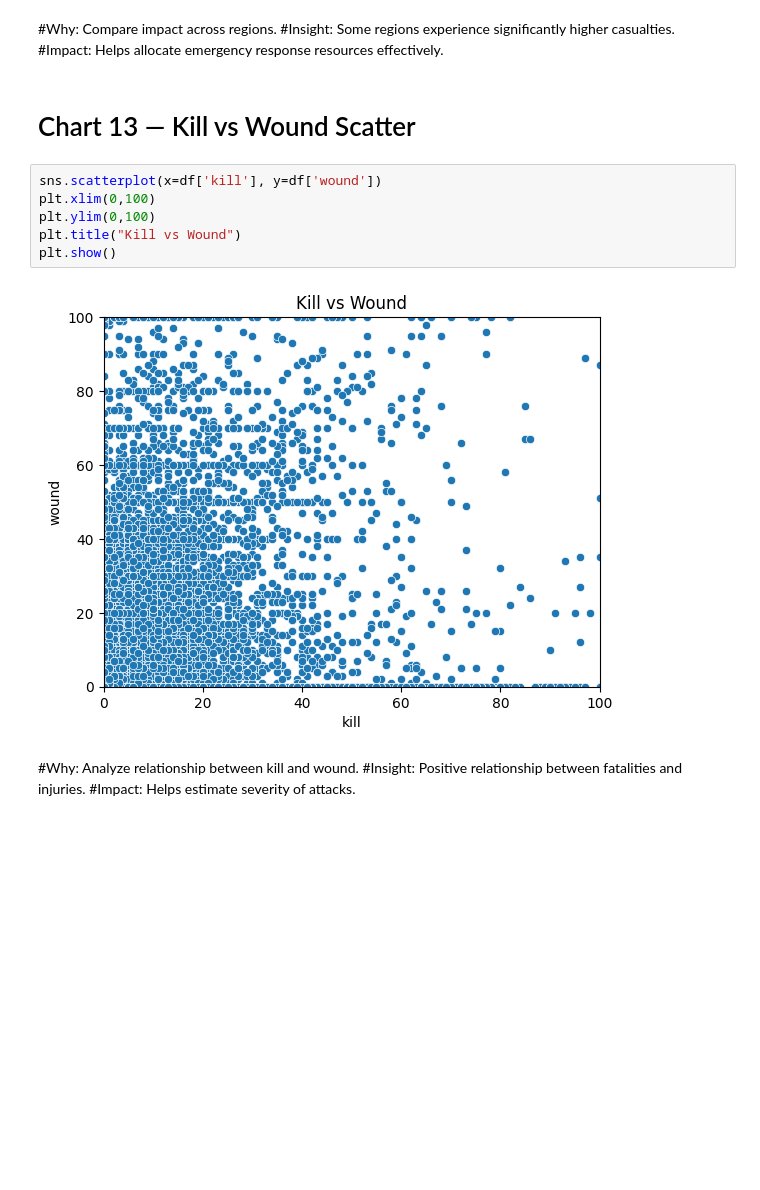
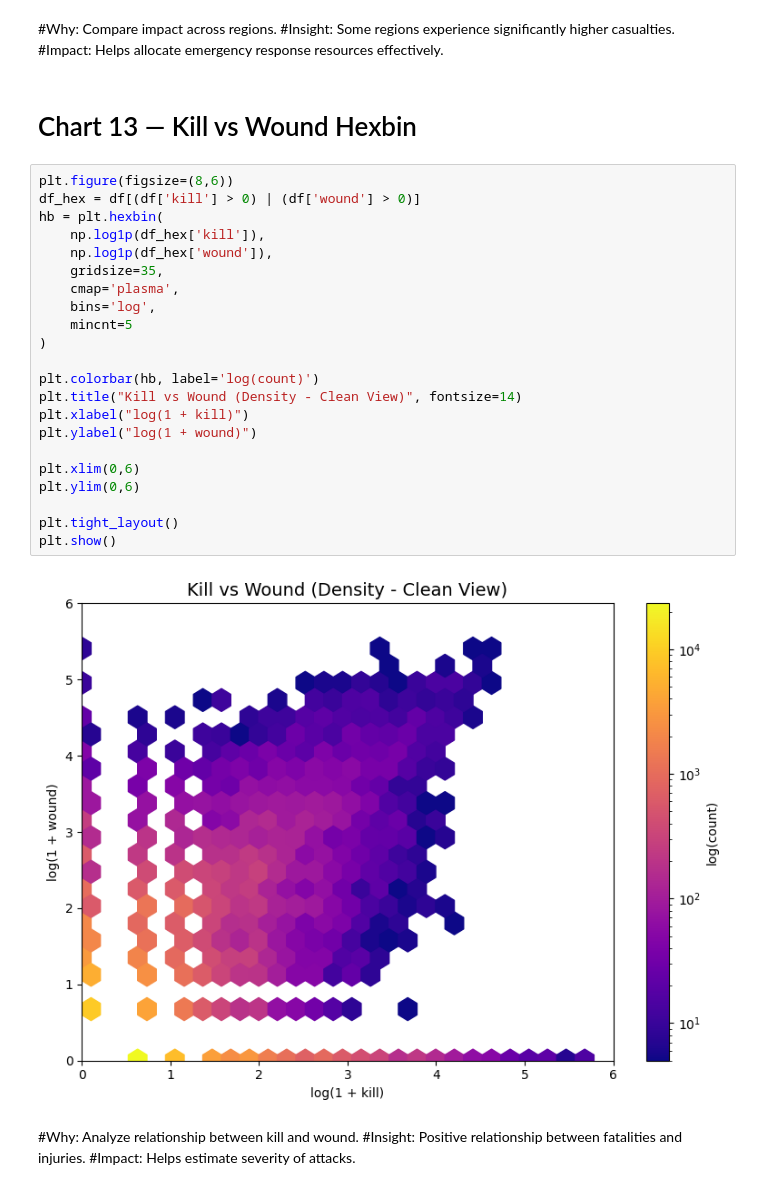
Before and after one commit to artreas/DATA_SCEINCE_ASSIGNMENT, a Jupyter notebook: Global_Terrorism_Data_Analysis.ipynb, the cells around one changed output. Saved outputs shown, nothing was run; the diff lists cells and outputs as text; blank space fills up the shorter version.

```diff
--- a/Global_Terrorism_Data_Analysis.ipynb
+++ b/Global_Terrorism_Data_Analysis.ipynb
@@ -378,15 +471,31 @@ plt.show()
 #Insight: Some regions experience significantly higher casualties.
 #Impact: Helps allocate emergency response resources effectively.
 # %% [markdown]
-# Chart 13 — Kill vs Wound Scatter
+# Chart 13 — Kill vs Wound Hexbin
-# %%
-sns.scatterplot(x=df['kill'], y=df['wound'])
-plt.xlim(0,100)
-plt.ylim(0,100)
-plt.title("Kill vs Wound")
-plt.show()
-# %% [output]
-[figure, removed]
+# %%
+plt.figure(figsize=(8,6))
+df_hex = df[(df['kill'] > 0) | (df['wound'] > 0)]
+hb = plt.hexbin(
+    np.log1p(df_hex['kill']),
+    np.log1p(df_hex['wound']),
+    gridsize=35,
+    cmap='plasma',
+    bins='log',
+    mincnt=5
+)
+
+plt.colorbar(hb, label='log(count)')
+plt.title("Kill vs Wound (Density - Clean View)", fontsize=14)
+plt.xlabel("log(1 + kill)")
+plt.ylabel("log(1 + wound)")
+
+plt.xlim(0,6)
+plt.ylim(0,6)
+
+plt.tight_layout()
+plt.show()
+# %% [output]
+[figure, added]
 # %% [markdown]
 #Why: Analyze relationship between kill and wound.
 #Insight: Positive relationship between fatalities and injuries.
```
Also changed, not shown: parts of 15 cells of this notebook.
